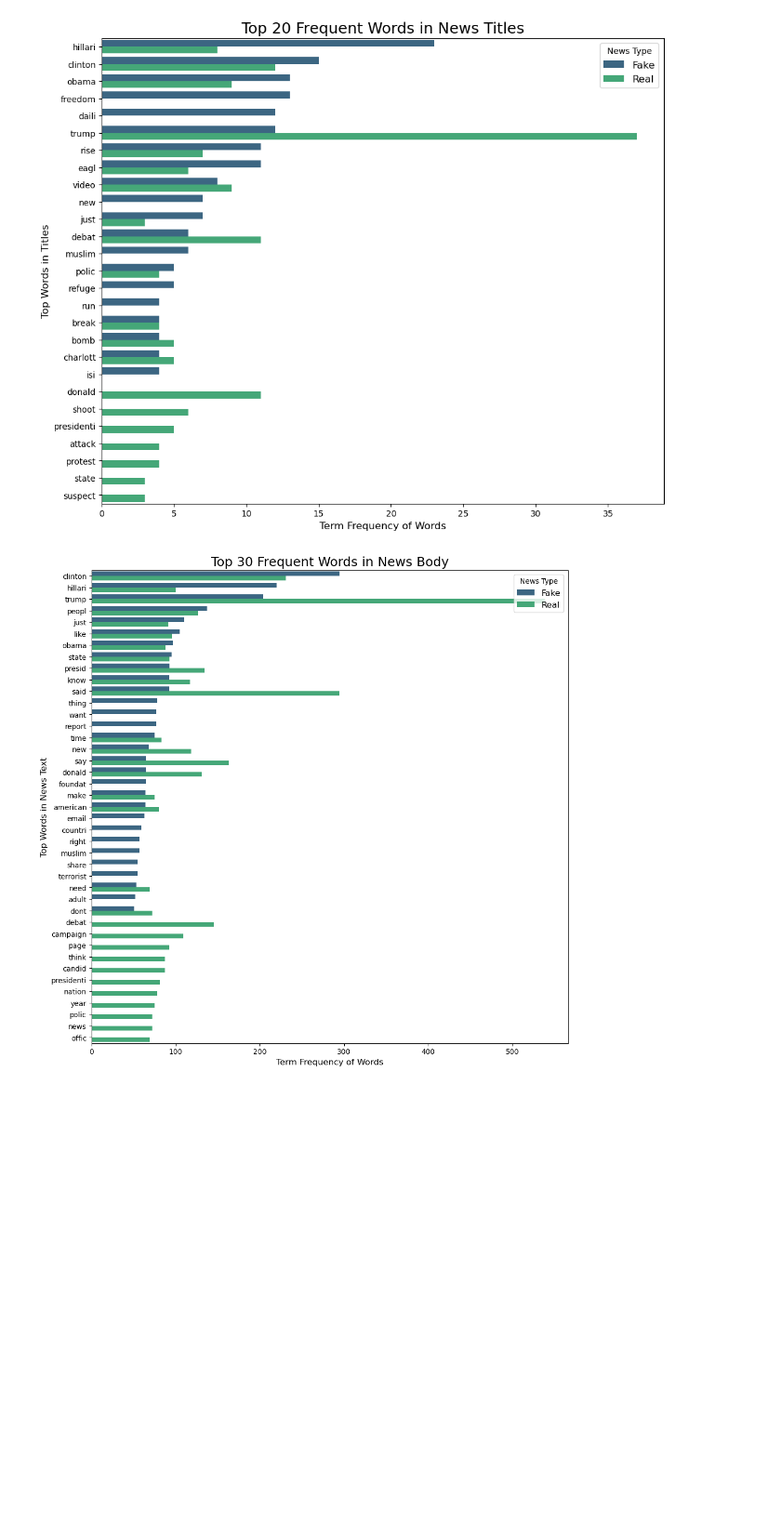
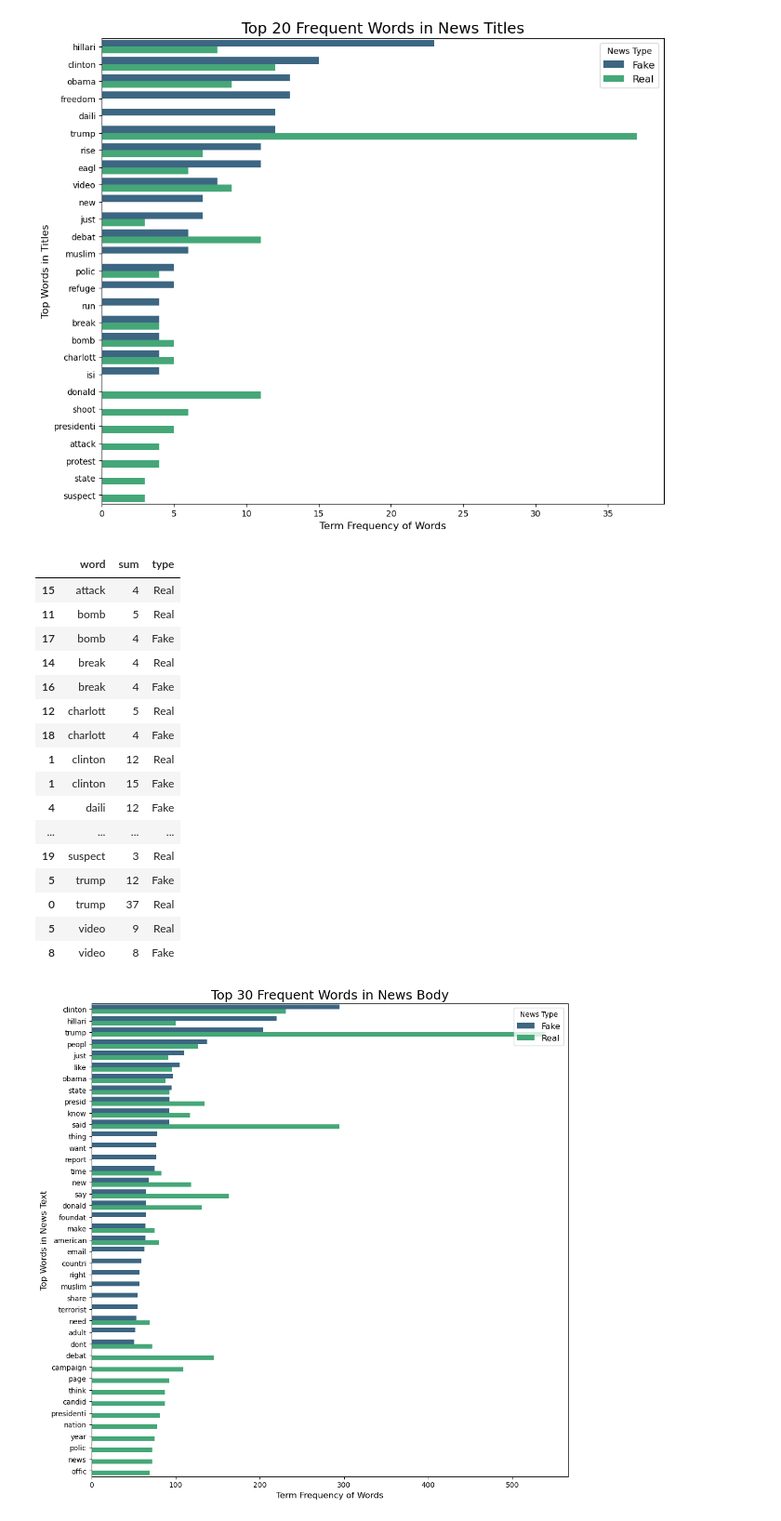
Before and after one commit to Wook22/Fake_News_Classification, a Jupyter notebook: Fake_News_Analysis_EDA.ipynb, the cells around one changed output. Shown at 93% size. Drawn from its saved outputs; the diff is of its cells as text; code cells hidden in the pictures; blank space fills up the shorter version.

```diff
--- a/Fake_News_Analysis_EDA.ipynb
+++ b/Fake_News_Analysis_EDA.ipynb
@@ -214,6 +199,26 @@ plt.legend(title='News Type', fontsize=12)
 plt.show()
 # %% [output]
 [figure]
+# %%
+conc1.sort_values(by='word')
+# %% [output]
+|  | word | sum | type |
+| 15 | attack | 4 | Real |
+| 11 | bomb | 5 | Real |
+| 17 | bomb | 4 | Fake |
+| 14 | break | 4 | Real |
+| 16 | break | 4 | Fake |
+| 12 | charlott | 5 | Real |
+| 18 | charlott | 4 | Fake |
+| 1 | clinton | 12 | Real |
+| 1 | clinton | 15 | Fake |
+| 4 | daili | 12 | Fake |
+| ... | ... | ... | ... |
+| 19 | suspect | 3 | Real |
+| 5 | trump | 12 | Fake |
+| 0 | trump | 37 | Real |
+| 5 | video | 9 | Real |
+| 8 | video | 8 | Fake |
 # %%
 # Fake News Body
 cv3 = CountVectorizer(analyzer=final)
```
Also changed, not shown: parts of 9 cells of this notebook.
